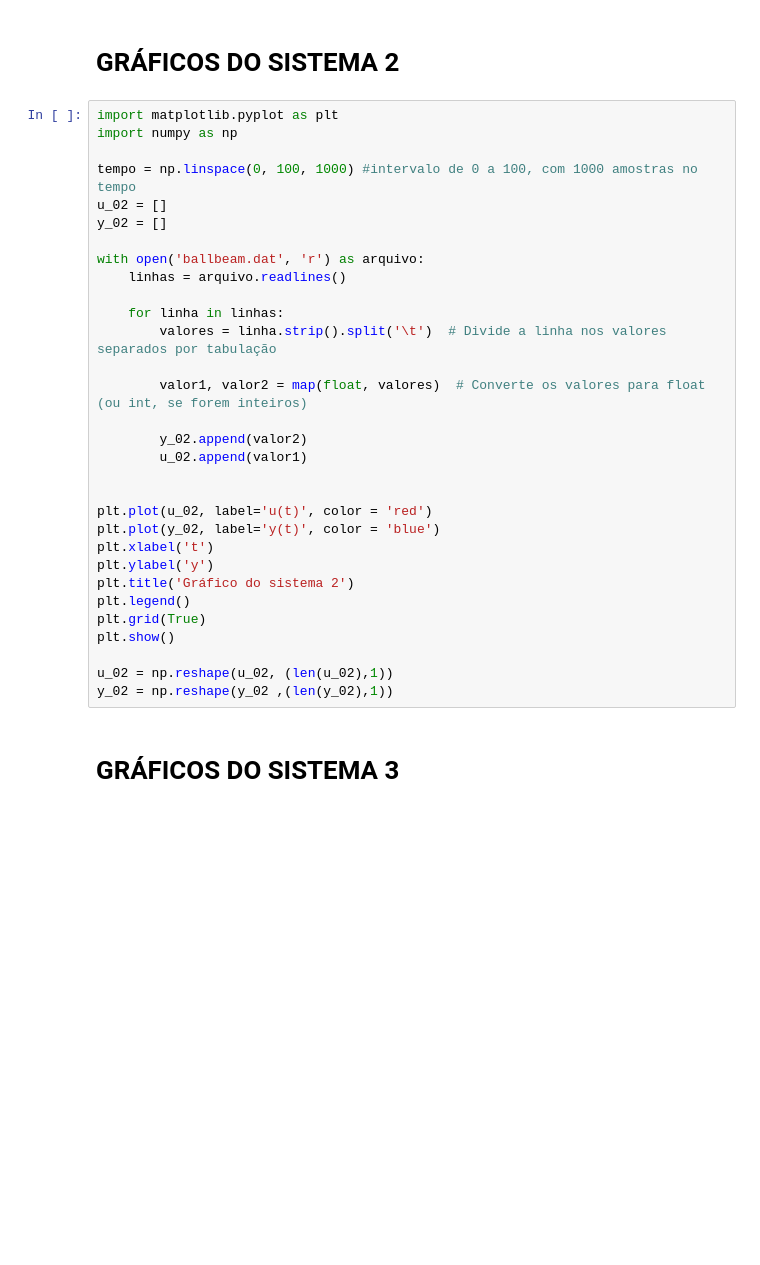
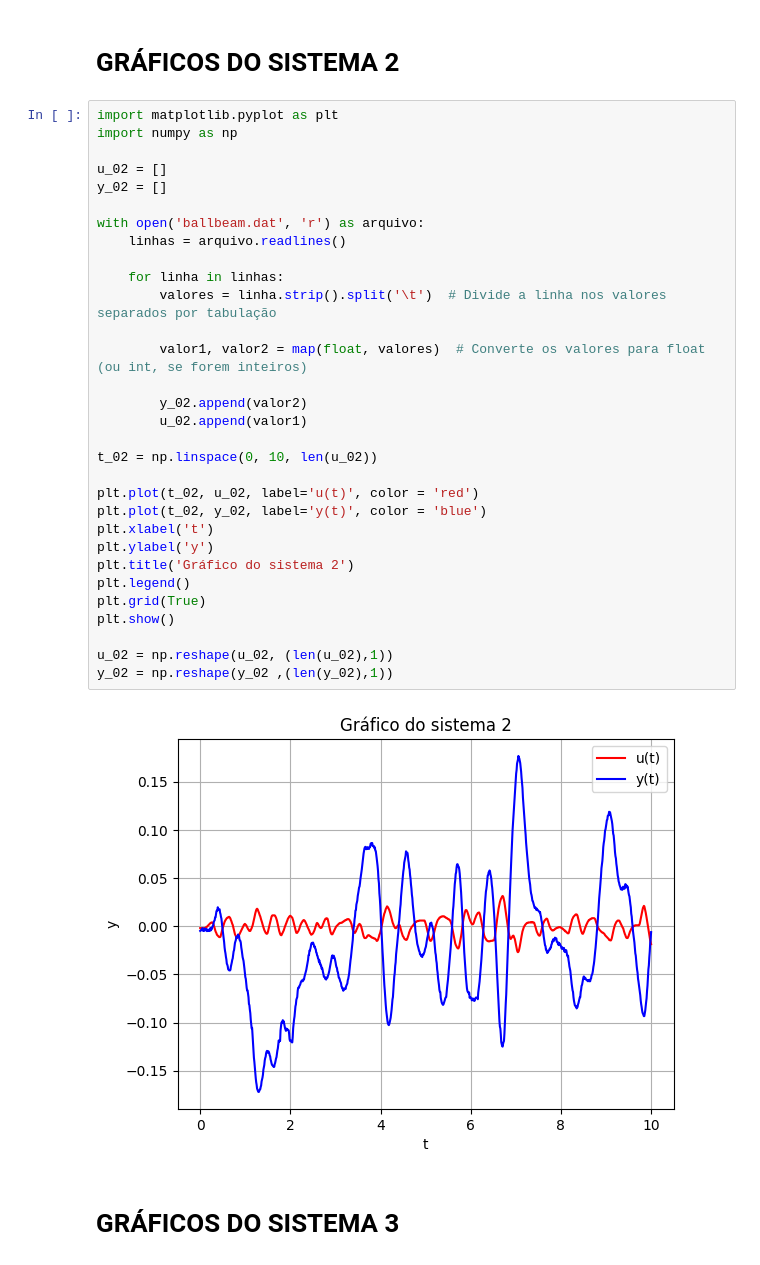
Before and after one commit to L-student/Identificacao_de_sistemas, a Jupyter notebook: AB2-1_Identificacao_Sistemas.ipynb, the cells around one changed output. Saved outputs shown, nothing was run; the diff lists cells and outputs as text; blank space fills up the shorter version.

```diff
--- a/AB2-1_Identificacao_Sistemas.ipynb
+++ b/AB2-1_Identificacao_Sistemas.ipynb
@@ -56,34 +56,36 @@ y_01 = np.reshape(y_01 ,(len(y_01),1))
 # %%
 import matplotlib.pyplot as plt
 import numpy as np
 
-tempo = np.linspace(0, 100, 1000) #intervalo de 0 a 100, com 1000 amostras no tempo
 u_02 = []
 y_02 = []
 
 with open('ballbeam.dat', 'r') as arquivo:
     linhas = arquivo.readlines()
 
     for linha in linhas:
         valores = linha.strip().split('\t')  # Divide a linha nos valores separados por tabulação
 
         valor1, valor2 = map(float, valores)  # Converte os valores para float (ou int, se forem inteiros)
 
         y_02.append(valor2)
         u_02.append(valor1)
 
+t_02 = np.linspace(0, 10, len(u_02))
 
-plt.plot(u_02, label='u(t)', color = 'red')
-plt.plot(y_02, label='y(t)', color = 'blue')
+plt.plot(t_02, u_02, label='u(t)', color = 'red')
+plt.plot(t_02, y_02, label='y(t)', color = 'blue')
 plt.xlabel('t')
 plt.ylabel('y')
 plt.title('Gráfico do sistema 2')
 plt.legend()
 plt.grid(True)
 plt.show()
 
 u_02 = np.reshape(u_02, (len(u_02),1))
 y_02 = np.reshape(y_02 ,(len(y_02),1))
+# %% [output]
+[figure, added]
 # %% [markdown]
 # **GRÁFICOS DO SISTEMA 3**
 # %%
```
Also changed, not shown: parts of 67 cells of this notebook.
